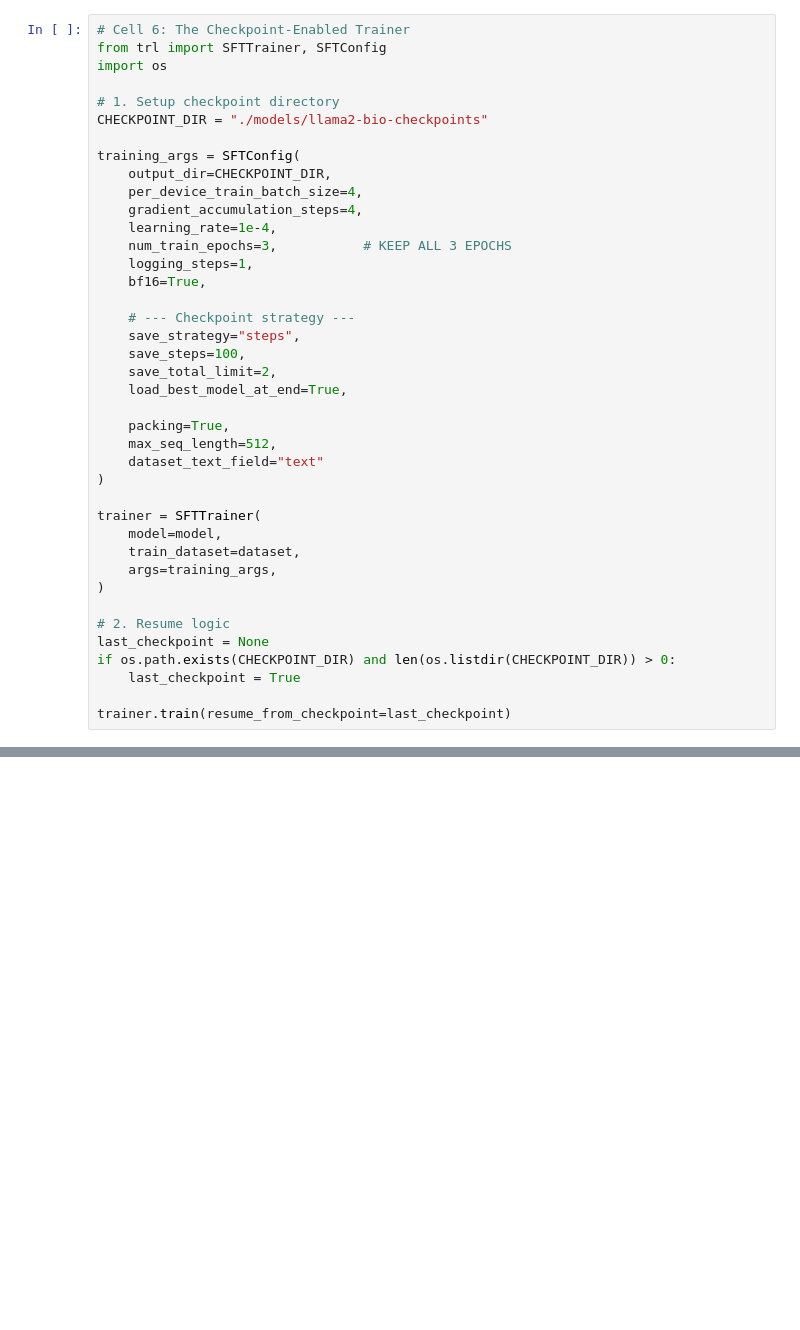
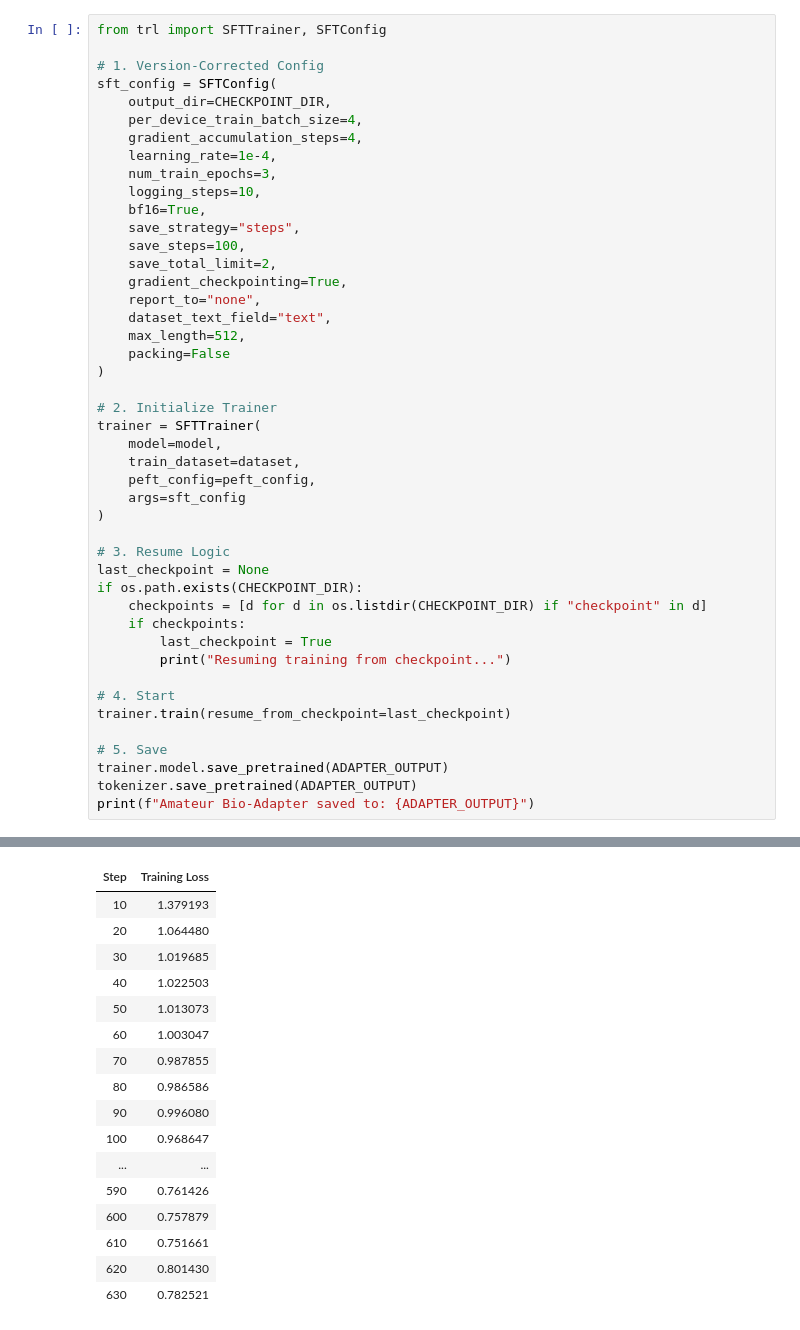
Before and after one commit to mdalbakiakon/A-RICD, a Jupyter notebook: training_scripts/bio_train/false_LLama_bio.ipynb, the cells around one changed output, grey strips where cells are left out. Saved outputs shown, nothing was run; the diff lists cells and outputs as text; blank space fills up the shorter version.

Commit message:
Updated ablation results and logic from Uni PC

```diff
--- a/training_scripts/bio_train/false_LLama_bio.ipynb
+++ b/training_scripts/bio_train/false_LLama_bio.ipynb
@@ -74,40 +68,46 @@ print("High-Rank Adapter attached.")
 # %%
-# Cell 6: The Checkpoint-Enabled Trainer
 from trl import SFTTrainer, SFTConfig
-import os
 
-# 1. Setup checkpoint directory
-CHECKPOINT_DIR = "./models/llama2-bio-checkpoints"
-
-training_args = SFTConfig(
+# 1. Version-Corrected Config
+sft_config = SFTConfig(
     output_dir=CHECKPOINT_DIR,
     per_device_train_batch_size=4,
     gradient_accumulation_steps=4,
     learning_rate=1e-4,
-    num_train_epochs=3,           # KEEP ALL 3 EPOCHS
-    logging_steps=1,
+    num_train_epochs=3,
+    logging_steps=10,
     bf16=True,
-
-    # --- Checkpoint strategy ---
     save_strategy="steps",
     save_steps=100,
     save_total_limit=2,
-    load_best_model_at_end=True,
-
-    packing=True,
-    max_seq_length=512,
-    dataset_text_field="text"
+    gradient_checkpointing=True,
+    report_to="none",
+    dataset_text_field="text",
+    max_length=512,
+    packing=False
 )
 
+# 2. Initialize Trainer
 trainer = SFTTrainer(
     model=model,
     train_dataset=dataset,
-    args=training_args,
+    peft_config=peft_config,
+    args=sft_config
 )
 
-# 2. Resume logic
+# 3. Resume Logic
 last_checkpoint = None
-if os.path.exists(CHECKPOINT_DIR) and len(os.listdir(CHECKPOINT_DIR)) > 0:
-    last_checkpoint = True
+if os.path.exists(CHECKPOINT_DIR):
+    checkpoints = [d for d in os.listdir(CHECKPOINT_DIR) if "checkpoint" in d]
+    if checkpoints:
+        last_checkpoint = True
+        print("Resuming training from checkpoint...")
 
+# 4. Start
 trainer.train(resume_from_checkpoint=last_checkpoint)
+
+# 5. Save
+trainer.model.save_pretrained(ADAPTER_OUTPUT)
+tokenizer.save_pretrained(ADAPTER_OUTPUT)
+print(f"Amateur Bio-Adapter saved to: {ADAPTER_OUTPUT}")
+# %% [output]
@@ -113,0 +116,17 @@ trainer.train(resume_from_checkpoint=last_checkpoint)
+| Step | Training Loss |
+| 10 | 1.379193 |
+| 20 | 1.064480 |
+| 30 | 1.019685 |
+| 40 | 1.022503 |
+| 50 | 1.013073 |
+| 60 | 1.003047 |
+| 70 | 0.987855 |
+| 80 | 0.986586 |
+| 90 | 0.996080 |
+| 100 | 0.968647 |
+| ... | ... |
+| 590 | 0.761426 |
+| 600 | 0.757879 |
+| 610 | 0.751661 |
+| 620 | 0.801430 |
+| 630 | 0.782521 |
```
Also changed, not shown: parts of 11 cells of this notebook, 6 other files.
